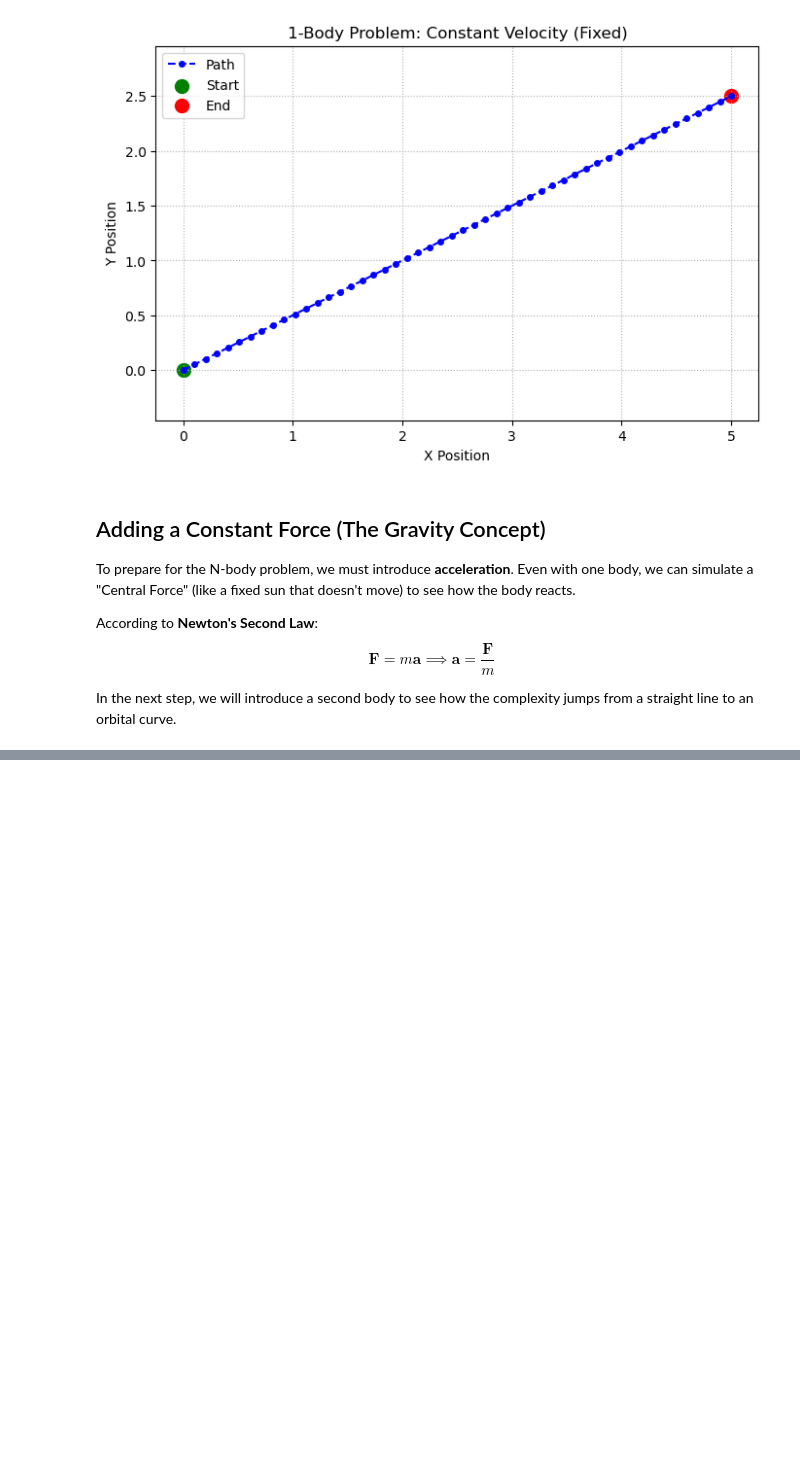
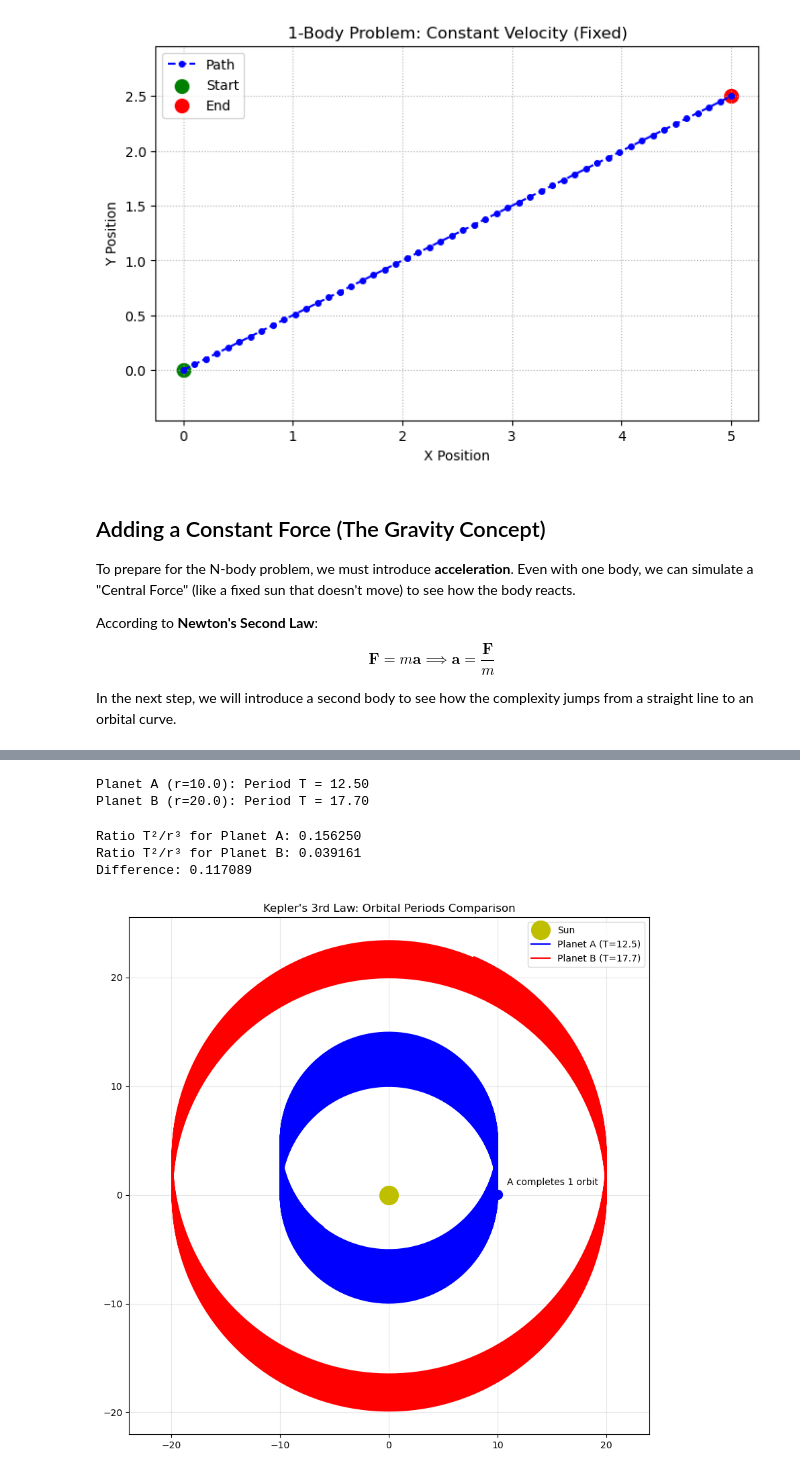
Before and after one commit to DimovDimo/n-body-simulations, a Jupyter notebook: N-body Simulations.ipynb, the cells around one changed output, grey strips where cells are left out. Cells and saved outputs as stored; diff of their text form; code cells hidden in the pictures; blank space fills up the shorter version.

```diff
--- a/N-body Simulations.ipynb
+++ b/N-body Simulations.ipynb
@@ -100,0 +280,13 @@ In the next step, we will introduce a second body to see how the complexity jump
+# %%
+# Function to estimate Orbital Period (T) by finding return to start
+def estimate_period(trajectory, dt):
+    start_pos = trajectory[0]
+    # Find index where planet returns to start (crosses x-axis again)
+    for i in range(200, len(trajectory)):
+        if trajectory[i, 1] * trajectory[i-1, 1] < 0 and trajectory[i, 0] > 0:
+            return i * dt
+    return None
+
+# Simulation for two different distances
+# Planet A: r=10, Planet B: r=20
+# (For simplicity, we use circular orbits where T^2 / r^3 should be constant)
@@ -100,0 +302,64 @@ In the next step, we will introduce a second body to see how the complexity jump
+# %%
+def get_circular_velocity(r, M, G=1.0):
+    """Calculates the velocity needed for a stable circular orbit."""
+    return np.sqrt(G * M / r)
+
+# Constants
+M_sun = 1000.0
+G_const = 1.0
+dt = 0.05
+max_steps = 10000
+
+# Planet A: r = 10
+r_a = 10.0
+v_a = get_circular_velocity(r_a, M_sun)
+path_sun_a, path_a = simulate_2body(np.array([0.0,0.0]), np.array([r_a, 0.0]),
+                                     np.array([0.0,0.0]), np.array([0.0, v_a]),
+                                     M_sun, 1.0, dt, max_steps)
+
+# Planet B: r = 20
+r_b = 20.0
+v_b = get_circular_velocity(r_b, M_sun)
+path_sun_b, path_b = simulate_2body(np.array([0.0,0.0]), np.array([r_b, 0.0]),
+                                     np.array([0.0,0.0]), np.array([0.0, v_b]),
+                                     M_sun, 1.0, dt, max_steps)
+
+# Estimate Periods
+T_a = estimate_period(path_a, dt)
+T_b = estimate_period(path_b, dt)
+
+print(f"Planet A (r={r_a}): Period T = {T_a:.2f}")
+print(f"Planet B (r={r_b}): Period T = {T_b:.2f}")
+# %% [output]
+Planet A (r=10.0): Period T = 12.50
+Planet B (r=20.0): Period T = 17.70
+# %%
+# Verification of T^2 / r^3
+ratio_a = (T_a**2) / (r_a**3)
+ratio_b = (T_b**2) / (r_b**3)
+
+print(f"Ratio T²/r³ for Planet A: {ratio_a:.6f}")
+print(f"Ratio T²/r³ for Planet B: {ratio_b:.6f}")
+print(f"Difference: {abs(ratio_a - ratio_b):.6f}")
+
+# Visualization
+plt.figure(figsize=(10, 10))
+plt.plot(0, 0, 'yo', markersize=20, label='Sun')
+plt.plot(path_a[:, 0], path_a[:, 1], 'b-', label=f'Planet A (T={T_a:.1f})')
+plt.plot(path_b[:, 0], path_b[:, 1], 'r-', label=f'Planet B (T={T_b:.1f})')
+
+# Mark one full period for Planet A to show the difference
+idx_a = int(T_a / dt)
+plt.scatter(path_a[idx_a, 0], path_a[idx_a, 1], color='blue', s=100, zorder=5)
+plt.annotate('A completes 1 orbit', (path_a[idx_a, 0], path_a[idx_a, 1]), xytext=(10,10), textcoords='offset points')
+
+plt.title("Kepler's 3rd Law: Orbital Periods Comparison")
+plt.legend()
+plt.axis('equal')
+plt.grid(True, alpha=0.3)
+plt.show()
+# %% [output]
+Ratio T²/r³ for Planet A: 0.156250
+Ratio T²/r³ for Planet B: 0.039161
+Difference: 0.117089
+[figure, added]
```
Also changed, not shown: parts of 8 cells of this notebook.
